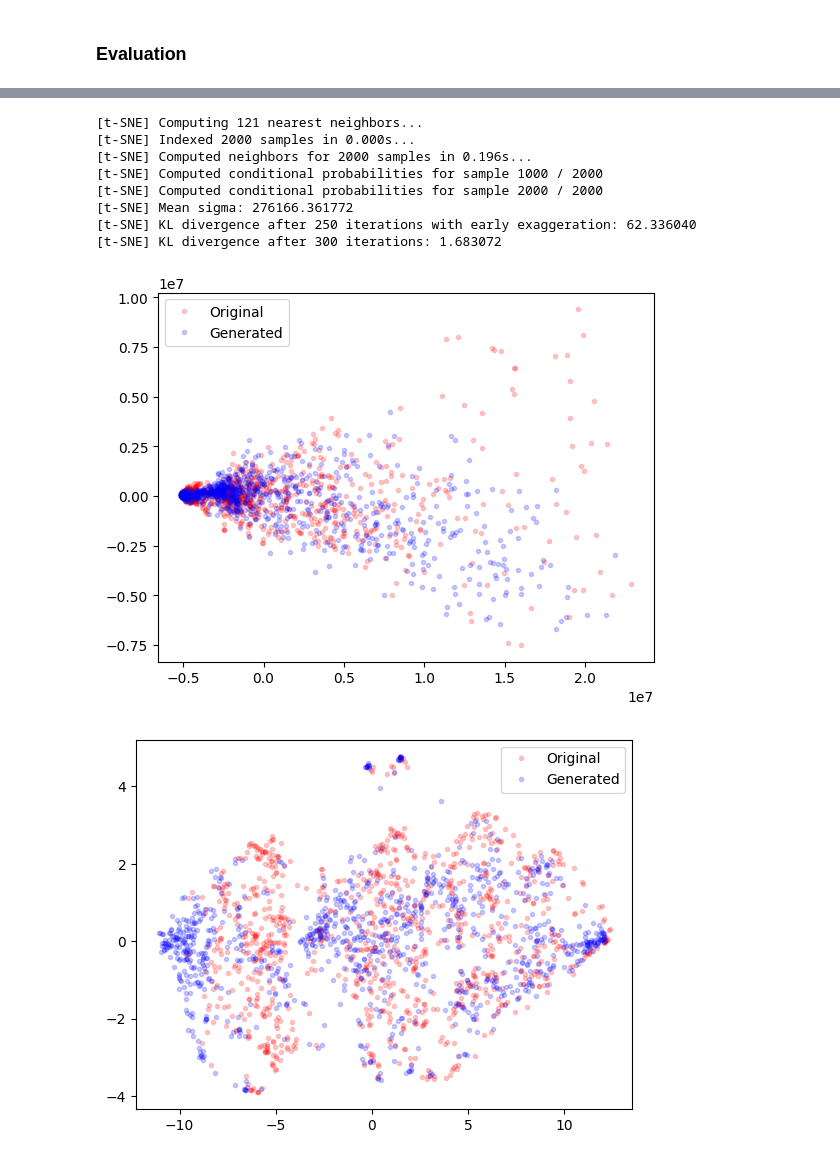
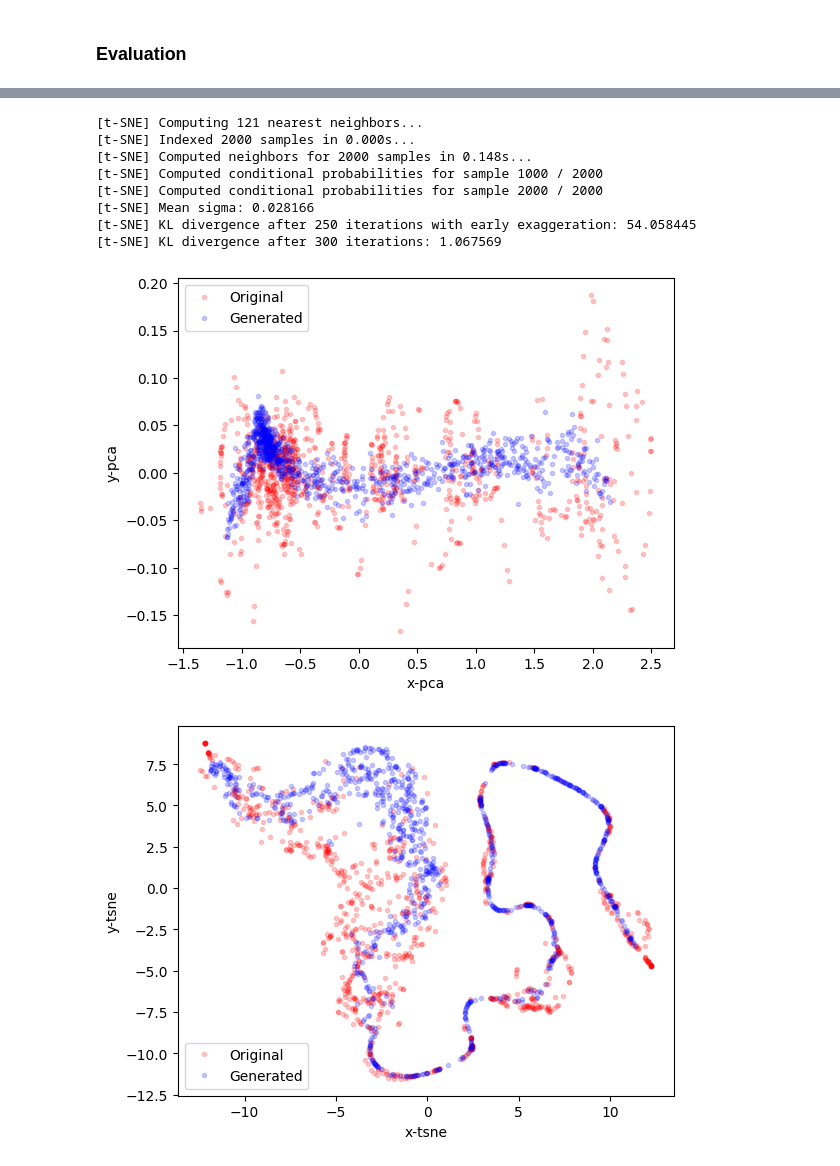
Before and after one commit to haufjan/TimeGAN-PyTorch, a Jupyter notebook: timegan.ipynb, the cells around one changed output, grey strips where cells are left out. Saved outputs shown, nothing was run; the diff lists cells and outputs as text; code cells hidden in the pictures.

```diff
--- a/timegan.ipynb
+++ b/timegan.ipynb
@@ -53,6 +43,6 @@ time: 2.18 ms (started: 2024-07-29 08:30:46 +00:00)
 # %%
-def preparing(*inputs: tuple(), horizon: int(), shuffle_stack: bool() = True, random_state: int() = None) -> np.ndarray:
-    """Conduct preprocessing, i.e, scale data, slice data into sequences and shuffle data stack.
+def preprocessing(*inputs: tuple(), horizon: int(), shuffle_stack: bool() = True, random_state: int() = None) -> np.ndarray:
+    """Conduct preprocessing: scale data, slice data into sequences and shuffle data stack.
     Consistent shuffling between multiple data stacks must be performed separetaly."""
     return_list = []
     for data, bool_scale in inputs:
@@ -108,10 +94,12 @@ time: 1.51 ms (started: 2024-07-29 08:30:46 +00:00)
 # %%
-def plot_distribution_estimate(lowdim_data_ori: np.ndarray, lowdim_data_gen: np.ndarray) -> None:
+def plot_distribution_estimate(lowdim_data_ori: np.ndarray, lowdim_data_gen: np.ndarray, technique: str()) -> None:
     """Visualize distribution estimate via sampled data points."""
     fig, ax = plt.subplots()
     #Use rasterized Line2D Artist here instead of scatter. Espacially benefitial when exporting the plot as pdf file (or other vector graphics).
     ax.add_line(mpl.lines.Line2D(lowdim_data_ori[:,0], lowdim_data_ori[:,1], ls='', marker='o', markersize=3, c = 'red', alpha = 0.2, rasterized=True, label='Original'))
     ax.add_line(mpl.lines.Line2D(lowdim_data_gen[:,0], lowdim_data_gen[:,1], ls='', marker='o', markersize=3, c = 'blue', alpha = 0.2, rasterized=True, label='Generated'))
     ax.autoscale_view()
+    ax.set_xlabel(f'x-{technique}')
+    ax.set_ylabel(f'y-{technique}')
     ax.legend()
     fig.show()
@@ -131,11 +115,11 @@ data = loading(os.path.join('stock_data'))
 #Squence length
 HORIZON = 24
 
-# Flip stock_data to make it chronological
+#Flip stock_data to make it chronological
 data = np.asarray(data)[::-1]
 
-# Preprocessing the data
-data_train, max_val, min_val = preparing((data, True), horizon=HORIZON)
+#Preprocess data
+data_train, max_val, min_val = preprocessing((data, True), horizon=HORIZON)
 # %% [output]
 Maximum values:
  [1.27100000e+03 1.27389001e+03 1.24902002e+03 1.26832996e+03
@@ -569,7 +526,7 @@ time: 517 ms (started: 2024-07-29 08:57:55 +00:00)
 data_gen = model.transform(data_train.shape)
 
 #Rescale generated sequences from range (0,1) back to original feature range
-data_gen = data_gen * (max_val - min_val) + min_val
+# data_gen = data_gen * (max_val - min_val) + min_val
 
 #Rescale training data
-data_ori = data_train * (max_val - min_val) + min_val
+# data_ori = data_train * (max_val - min_val) + min_val
@@ -593,14 +548,14 @@ time: 308 ms (started: 2024-07-29 08:58:00 +00:00)
 # %%
-plot_distribution_estimate(*low_dimensional_representation(data_ori, data_gen, 'pca'))
-plot_distribution_estimate(*low_dimensional_representation(data_ori, data_gen, 'tsne'))
+plot_distribution_estimate(*low_dimensional_representation(data_train, data_gen, 'pca'), 'pca')
+plot_distribution_estimate(*low_dimensional_representation(data_train, data_gen, 'tsne'), 'tsne')
 # %% [output]
 [t-SNE] Computing 121 nearest neighbors...
 [t-SNE] Indexed 2000 samples in 0.000s...
-[t-SNE] Computed neighbors for 2000 samples in 0.196s...
+[t-SNE] Computed neighbors for 2000 samples in 0.148s...
 [t-SNE] Computed conditional probabilities for sample 1000 / 2000
 [t-SNE] Computed conditional probabilities for sample 2000 / 2000
-[t-SNE] Mean sigma: 276166.361772
-[t-SNE] KL divergence after 250 iterations with early exaggeration: 62.336040
-[t-SNE] KL divergence after 300 iterations: 1.683072
+[t-SNE] Mean sigma: 0.028166
+[t-SNE] KL divergence after 250 iterations with early exaggeration: 54.058445
+[t-SNE] KL divergence after 300 iterations: 1.067569
-[figure, old version]
+[figure, new version]
-[figure, old version]
+[figure, new version]
```
Also changed, not shown: parts of 30 cells of this notebook.
